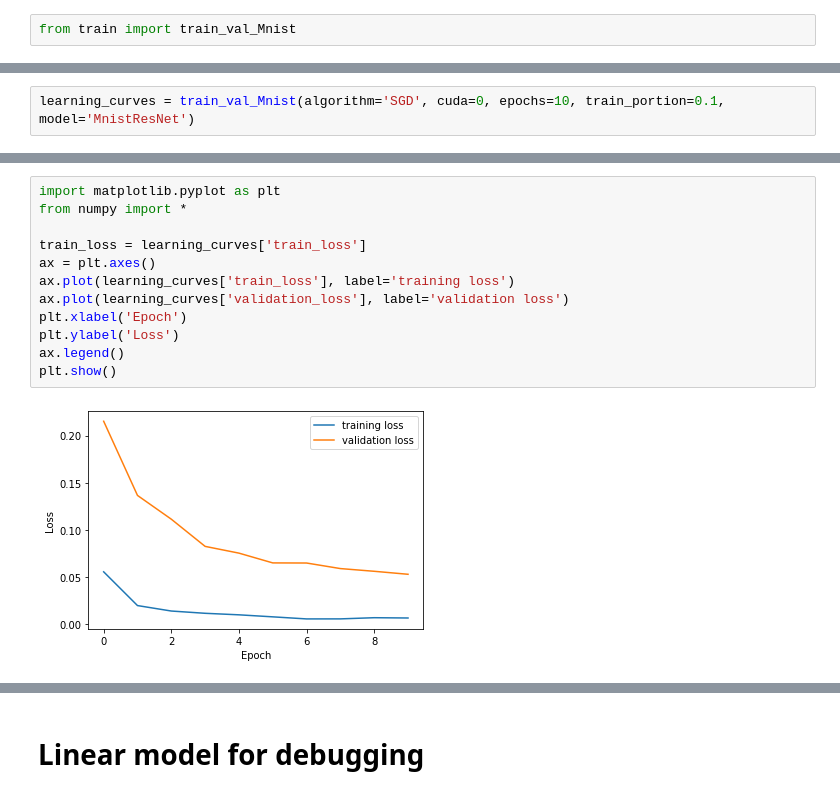
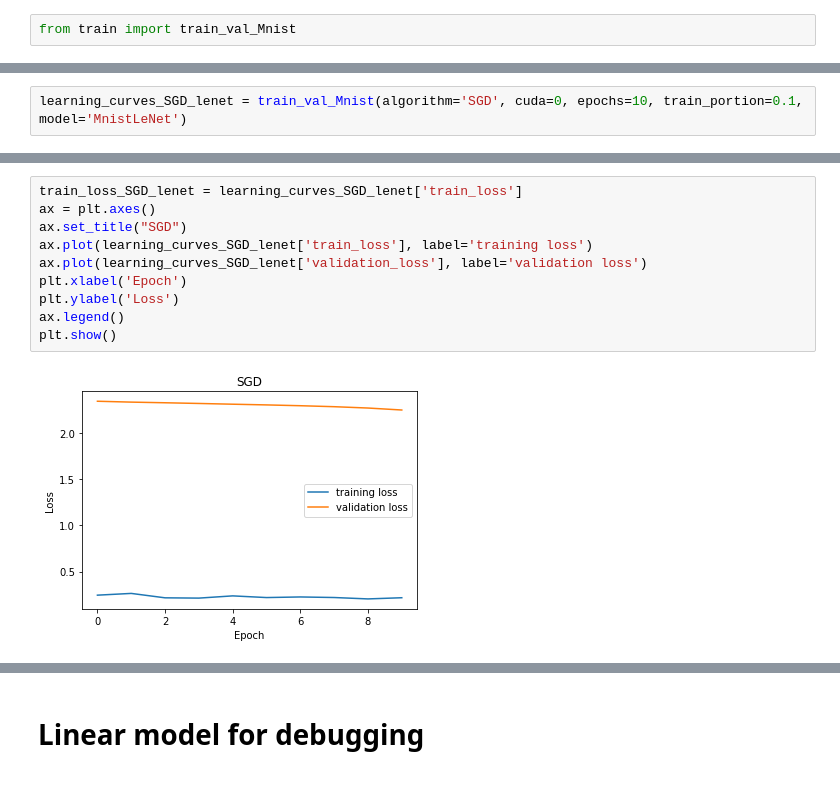
Before and after one commit to ruoshiliu/Natasha2, a Jupyter notebook: MNIST.ipynb, the cells around one changed output, grey strips where cells are left out. Saved outputs shown, nothing was run; the diff lists cells and outputs as text.

```diff
--- a/MNIST.ipynb
+++ b/MNIST.ipynb
@@ -68,3 +98,3 @@ plt.show()
 # %%
-learning_curves = train_val_Mnist(algorithm='SGD', cuda=0, epochs=10, train_portion=0.1, model='MnistResNet')
+learning_curves_SGD_lenet = train_val_Mnist(algorithm='SGD', cuda=0, epochs=10, train_portion=0.1, model='MnistLeNet')
 # %% [output]
@@ -88,14 +118,12 @@ Training time: 71.07781887054443s
 # %%
-import matplotlib.pyplot as plt
-from numpy import *
-
-train_loss = learning_curves['train_loss']
+train_loss_SGD_lenet = learning_curves_SGD_lenet['train_loss']
 ax = plt.axes()
-ax.plot(learning_curves['train_loss'], label='training loss')
-ax.plot(learning_curves['validation_loss'], label='validation loss')
+ax.set_title("SGD")
+ax.plot(learning_curves_SGD_lenet['train_loss'], label='training loss')
+ax.plot(learning_curves_SGD_lenet['validation_loss'], label='validation loss')
 plt.xlabel('Epoch')
 plt.ylabel('Loss')
 ax.legend()
 plt.show()
 # %% [output]
-[figure, old version]
+[figure, new version]
```
Also changed, not shown: parts of 13 cells of this notebook, 1 other file.
